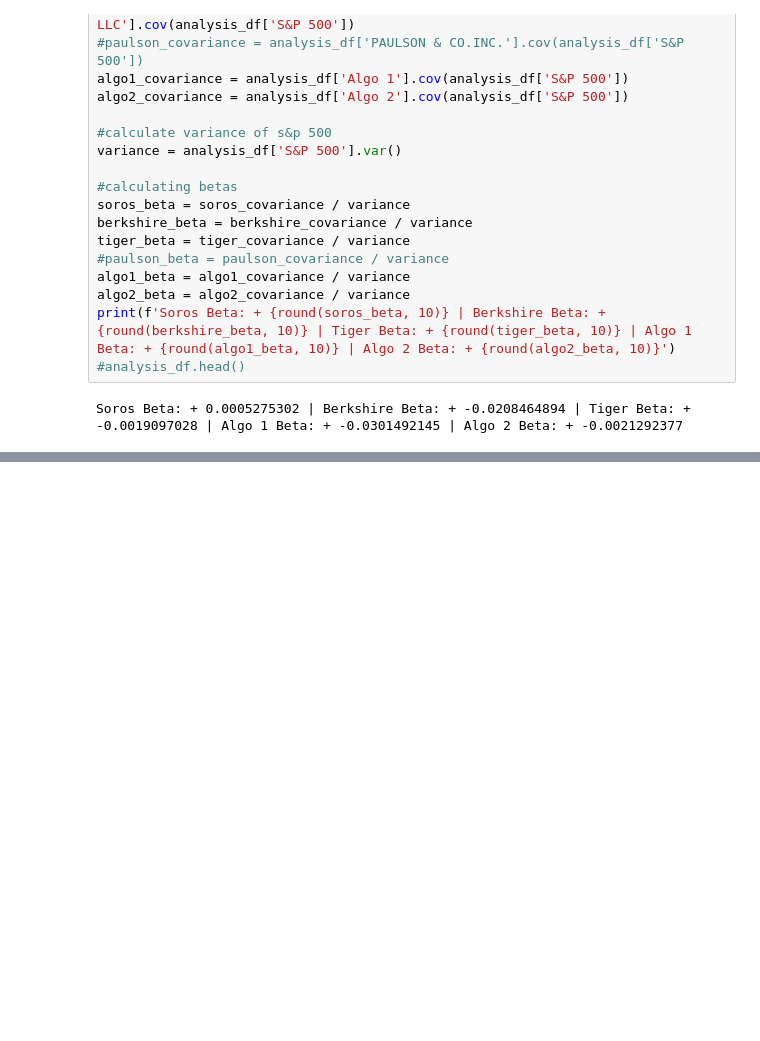
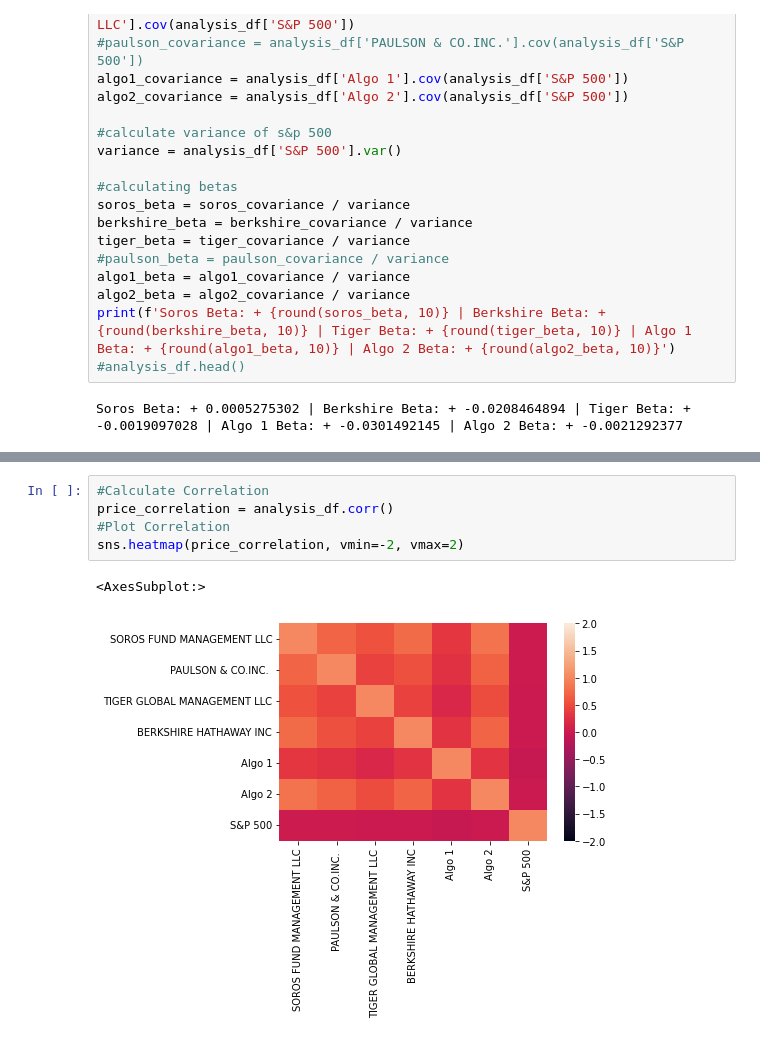
Before and after one commit to eobasanya/Python_Projects, a Jupyter notebook: Pandas/pandas.ipynb, the cells around one changed output, grey strips where cells are left out. Drawn from its saved outputs; the diff is of its cells as text; blank space fills up the shorter version.

```diff
--- a/Pandas/pandas.ipynb
+++ b/Pandas/pandas.ipynb
@@ -157,0 +179,8 @@ analysis_cumulative_returns.rolling(window=21).mean().plot()
+# %%
+#Calculate Correlation
+price_correlation = analysis_df.corr()
+#Plot Correlation
+sns.heatmap(price_correlation, vmin=-2, vmax=2)
+# %% [output]
+<AxesSubplot:>
+[figure, added]
```
Also changed, not shown: parts of 12 cells of this notebook.
